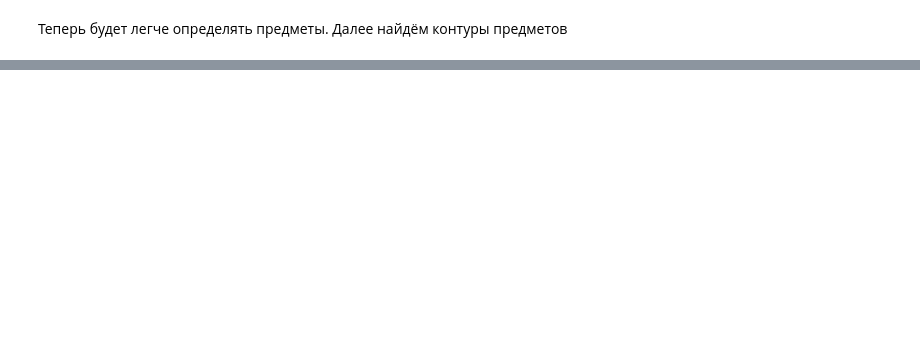
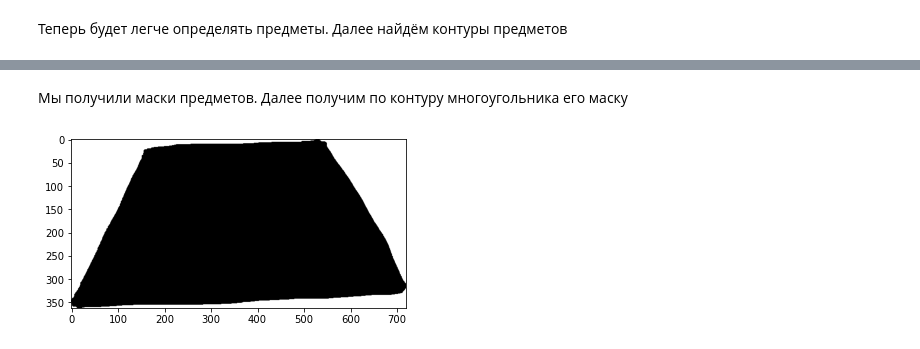
Before and after one commit to OvechkinDanil/Intelligent-Placer, a Jupyter notebook: intelligent_placer.ipynb, the cells around one changed output, grey strips where cells are left out. Cells and saved outputs as stored; diff of their text form; code cells hidden in the pictures; blank space fills up the shorter version.

```diff
--- a/intelligent_placer.ipynb
+++ b/intelligent_placer.ipynb
@@ -69 +71,10 @@ plt.imshow(objects_image)
+# %% [markdown]
+Мы получили маски предметов. Далее получим по контуру многоугольника его маску
+# %%
+polygon_mask = create_mask_from_contours(polygon_contours)
+plt.imshow(polygon_mask)
+plt.gray()
+plt.show()
+# %% [output]
+[figure, added]
 # %% [markdown]
```
Also changed, not shown: parts of 13 cells of this notebook, 5 other files.
